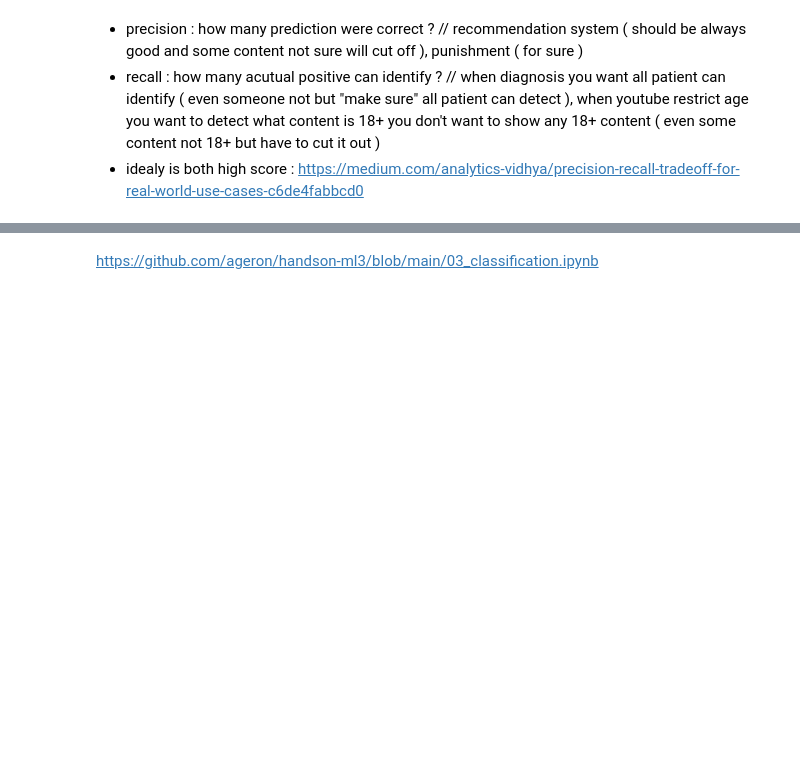
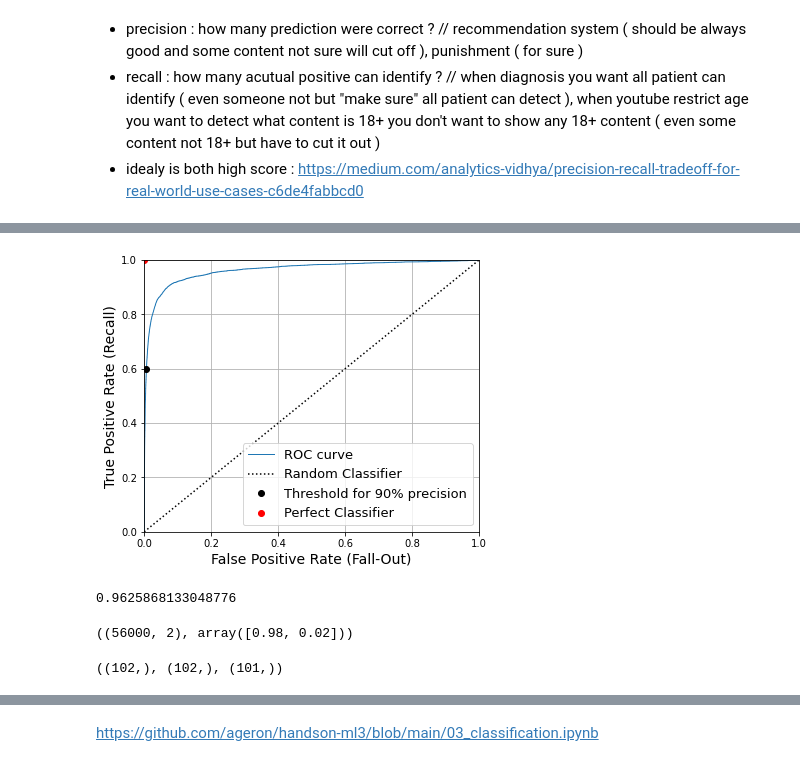
Before and after one commit to NickyAlan/Machine-Learning-in-2023, a Jupyter notebook: 3_classification.ipynb, the cells around one changed output, grey strips where cells are left out. Saved outputs shown, nothing was run; the diff lists cells and outputs as text; code cells hidden in the pictures; blank space fills up the shorter version.

```diff
--- a/3_classification.ipynb
+++ b/3_classification.ipynb
@@ -212,0 +219,23 @@ save_fig(name='y_score_threshold_and_prediction')
+# %%
+idx_for_threshold_at_90 = (thresholds <= threshold_90_precision).argmax()
+tpr_90, fpr_90 = tpr[idx_for_threshold_at_90], fpr[idx_for_threshold_at_90]
+
+plt.figure(figsize=(6, 5))
+plt.plot(fpr, tpr, linewidth=1, label='ROC curve')
+plt.plot([0,1], [0,1], 'k:', label='Random Classifier')
+plt.plot(fpr_90, tpr_90, 'ko', label='Threshold for 90% precision')
+plt.plot(0, 1, 'ro', label='Perfect Classifier')
+plt.xlabel('False Positive Rate (Fall-Out)')
+plt.ylabel('True Positive Rate (Recall)')
+plt.grid()
+plt.axis([0, 1, 0, 1])
+plt.legend(loc="lower right", fontsize=13)
+save_fig("roc_curve_plot")
+# %% [output]
+[figure, added]
+# %%
+from sklearn.metrics import roc_auc_score
+
+roc_auc_score(y_train_5, y_score)
+# %% [output]
+0.9625868133048776
@@ -212,0 +247,4 @@ save_fig(name='y_score_threshold_and_prediction')
+# %%
+y_probas_forest.shape, y_probas_forest[0] # probas for each class
+# %% [output]
+((56000, 2), array([0.98, 0.02]))
@@ -212,0 +254,4 @@ save_fig(name='y_score_threshold_and_prediction')
+# %%
+precisions_forest.shape, recalls_forest.shape, thresholds_forest.shape
+# %% [output]
+((102,), (102,), (101,))
```
Also changed, not shown: parts of 33 cells of this notebook, 5 other files.
